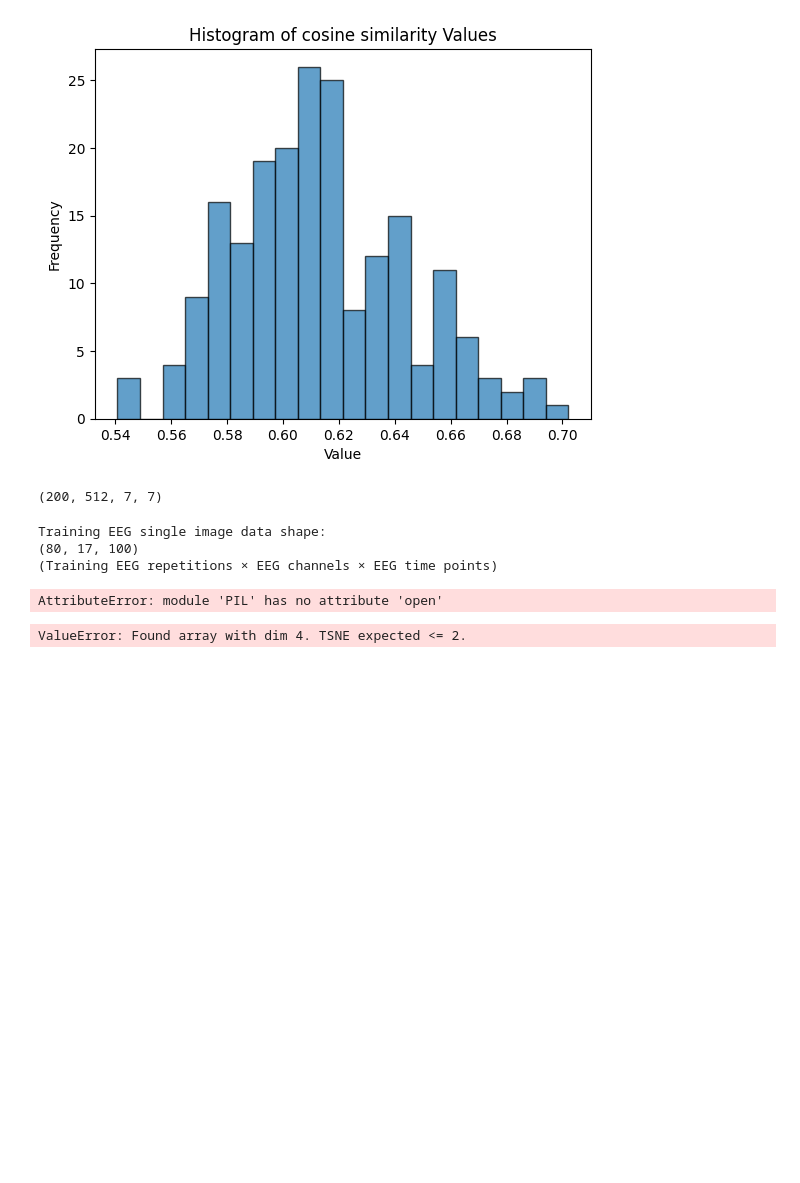
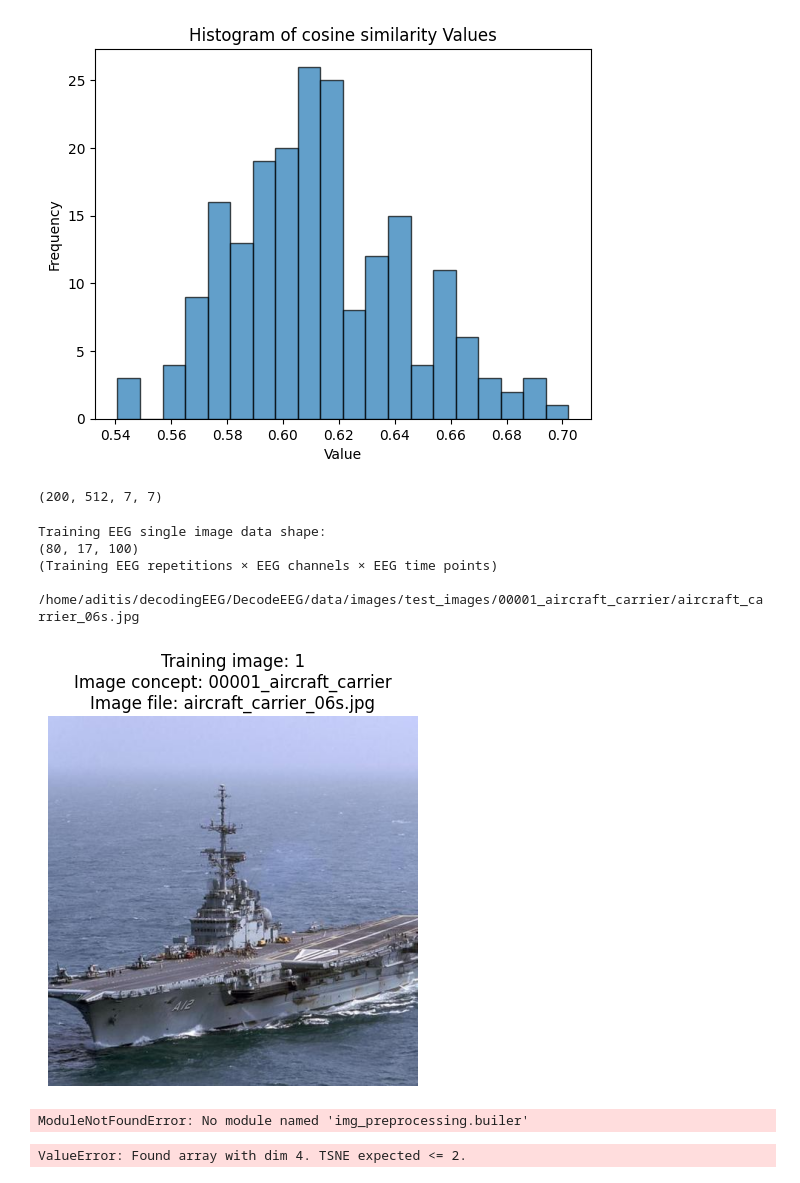
Before and after one commit to aditisaxena12/DecodeEEG, a Jupyter notebook: src/visualize/visualize_predict.ipynb, the cells around one changed output. Drawn from its saved outputs; the diff is of its cells as text; code cells hidden in the pictures; blank space fills up the shorter version.

```diff
--- a/src/visualize/visualize_predict.ipynb
+++ b/src/visualize/visualize_predict.ipynb
@@ -176,35 +176,60 @@ model = load_model("/home/aditis/decodingEEG/DecodeEEG/data/results/cnn_model_si
 # %%
 import os
 import numpy as np
-import PIL as Image
+import PIL.Image as Image
+import matplotlib.pyplot as plt
+
 path_to_eeg = "/home/aditis/decodingEEG/DecodeEEG/data/PreprocessedEEG/"
 path_to_images = "/home/aditis/decodingEEG/DecodeEEG/data/images/"
 test_img_idx =  0 #@param {type:"integer"}
 eeg_data_train = np.load(path_to_eeg+"sub-01/preprocessed_eeg_test.npy", allow_pickle=True).item()
 img_metadata = np.load(os.path.join(path_to_images, 'image_metadata.npy'),
 	allow_pickle=True).item()
 eeg_data_single_image = eeg_data_train['preprocessed_eeg_data'][test_img_idx]
 print('Training EEG single image data shape:')
 print(eeg_data_single_image.shape)
 print('(Training EEG repetitions × EEG channels × EEG time points)\n')
 
 train_img_dir = os.path.join(path_to_images, 'test_images',
 	img_metadata['test_img_concepts'][test_img_idx],
 	img_metadata['test_img_files'][test_img_idx])
-primt(train_img_dir)
+print(train_img_dir)
 train_img = Image.open(train_img_dir).convert('RGB')
 
 plt.figure()
 plt.axis('off')
 plt.imshow(train_img)
 plt.title('Training image: ' + str(test_img_idx+1) + '\nImage concept: ' +\
 	img_metadata['test_img_concepts'][test_img_idx] + '\nImage file: ' +\
 	img_metadata['test_img_files'][test_img_idx]);
 # %% [output]
 Training EEG single image data shape:
 (80, 17, 100)
 (Training EEG repetitions × EEG channels × EEG time points)
+
+/home/aditis/decodingEEG/DecodeEEG/data/images/test_images/00001_aircraft_carrier/aircraft_carrier_06s.jpg
-AttributeError: module 'PIL' has no attribute 'open'
+[figure, added]
+# %%
+import argparse
+
+import matplotlib.pyplot as plt
+
+import torch
+
+from torchvision.transforms import transforms
+import sys
+from pathlib import Path
+
+# Add the project root to sys.path
+project_root = Path("/home/aditis/decodingEEG/DecodeEEG/src/visualize/visualize_predict.ipynb").resolve().parent.parent
+sys.path.append(str(project_root))
+from img_preprocessing.builder import BuildAutoEncoder
+import img_preprocessing.utils as utils
+
+
+import os
+# %% [output]
+ModuleNotFoundError: No module named 'img_preprocessing.builer'
 # %%
 import matplotlib.pyplot as plt
 from sklearn.manifold import TSNE
```
Also changed, not shown: 7 other files.
